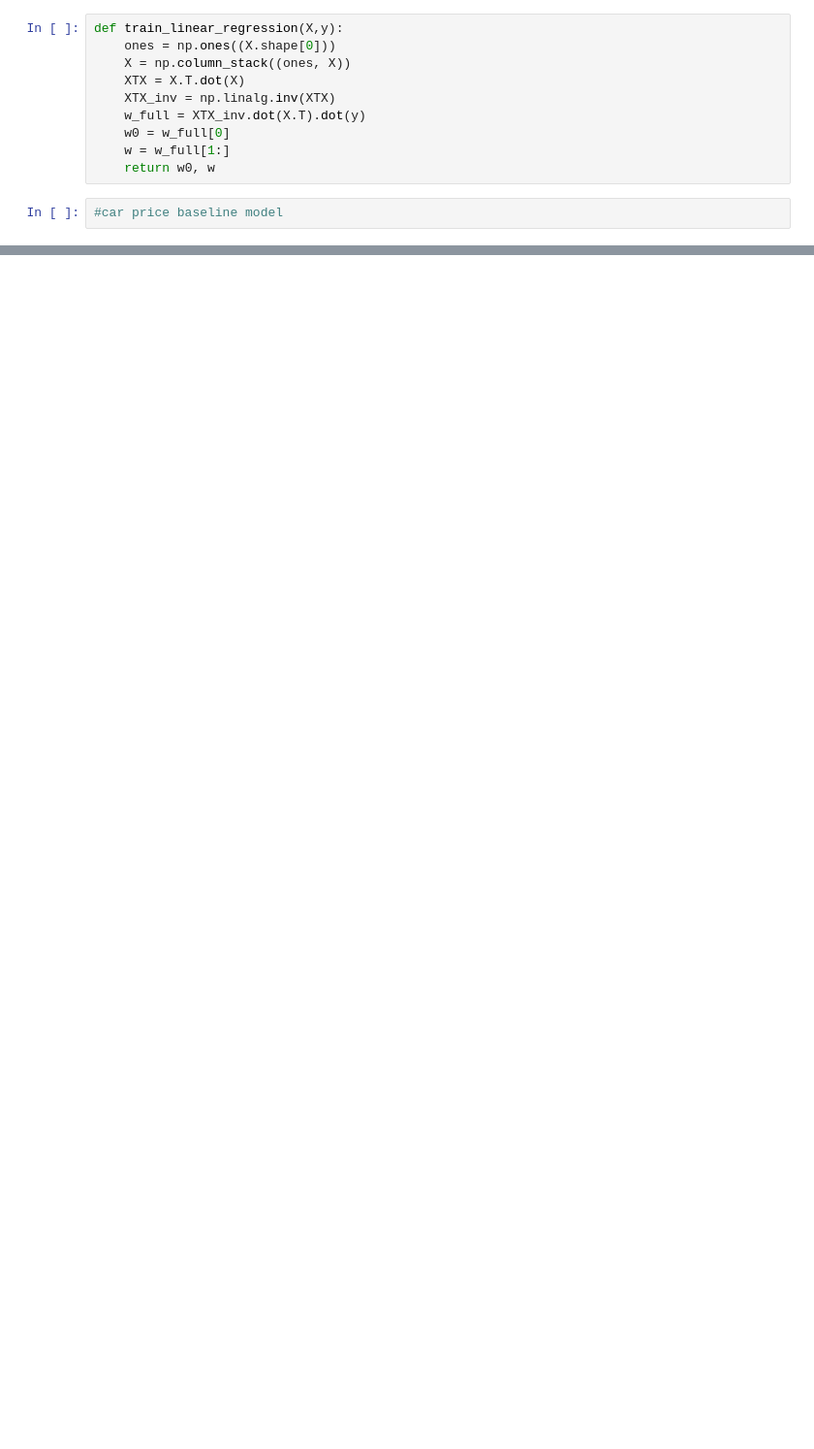
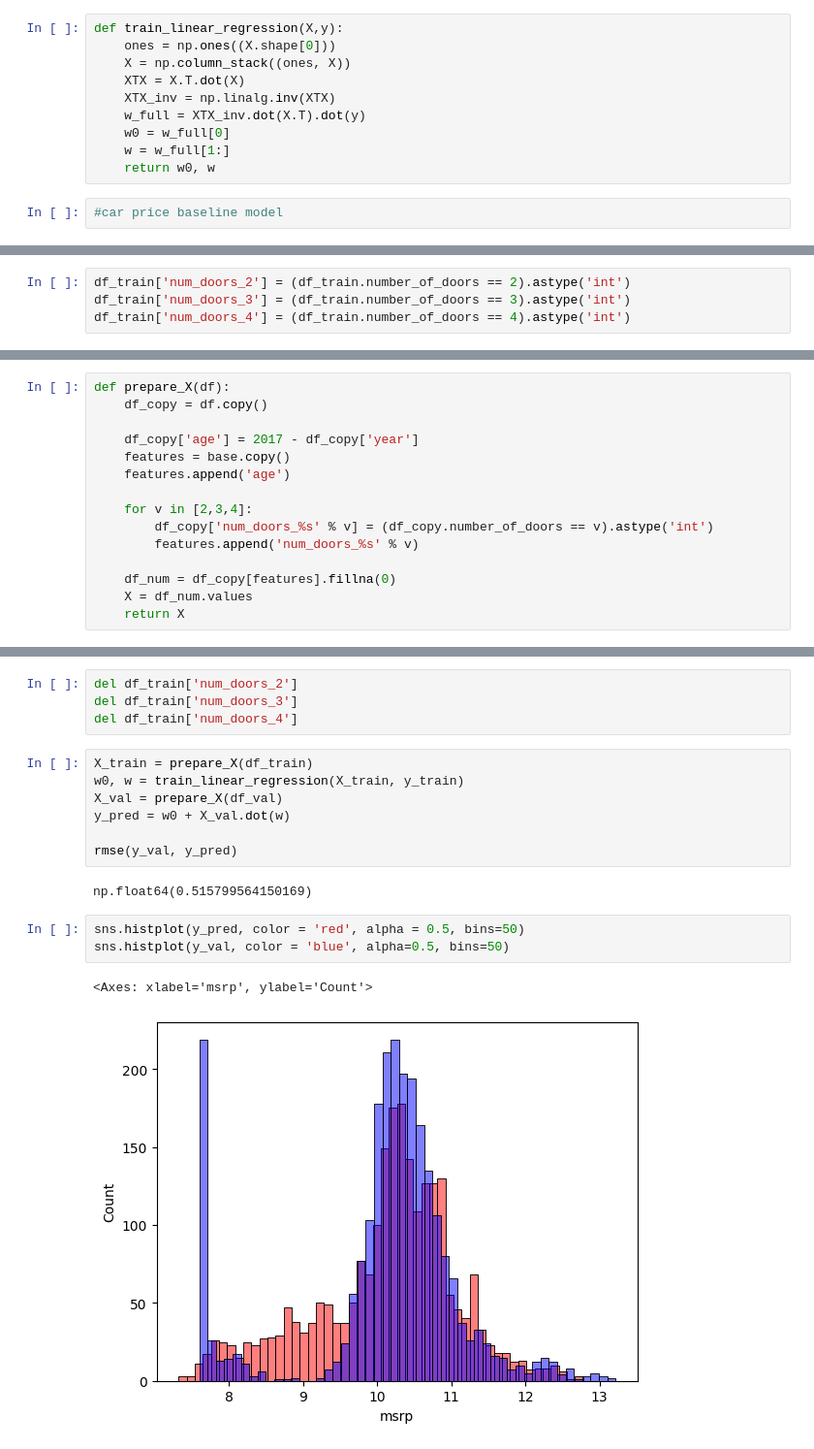
Before and after one commit to BhuvanChaithanya/ML-Zoomcamp, a Jupyter notebook: 02-Linear_Regression/linear_regression.ipynb, the cells around one changed output, grey strips where cells are left out. Shown: that part at 97% size. Drawn from its saved outputs; the diff is of its cells as text; blank space fills up the shorter version.

```diff
--- a/02-Linear_Regression/linear_regression.ipynb
+++ b/02-Linear_Regression/linear_regression.ipynb
@@ -443,0 +589,4 @@ def train_linear_regression(X,y):
+# %%
+df_train['num_doors_2'] = (df_train.number_of_doors == 2).astype('int')
+df_train['num_doors_3'] = (df_train.number_of_doors == 3).astype('int')
+df_train['num_doors_4'] = (df_train.number_of_doors == 4).astype('int')
@@ -443,0 +602,15 @@ def train_linear_regression(X,y):
+# %%
+def prepare_X(df):
+    df_copy = df.copy()
+
+    df_copy['age'] = 2017 - df_copy['year']
+    features = base.copy()
+    features.append('age')
+
+    for v in [2,3,4]:
+        df_copy['num_doors_%s' % v] = (df_copy.number_of_doors == v).astype('int')
+        features.append('num_doors_%s' % v)
+
+    df_num = df_copy[features].fillna(0)
+    X = df_num.values
+    return X
@@ -443,0 +627,19 @@ def train_linear_regression(X,y):
+# %%
+del df_train['num_doors_2']
+del df_train['num_doors_3']
+del df_train['num_doors_4']
+# %%
+X_train = prepare_X(df_train)
+w0, w = train_linear_regression(X_train, y_train)
+X_val = prepare_X(df_val)
+y_pred = w0 + X_val.dot(w)
+
+rmse(y_val, y_pred)
+# %% [output]
+np.float64(0.515799564150169)
+# %%
+sns.histplot(y_pred, color = 'red', alpha = 0.5, bins=50)
+sns.histplot(y_val, color = 'blue', alpha=0.5, bins=50)
+# %% [output]
+<Axes: xlabel='msrp', ylabel='Count'>
+[figure, added]
```
Also changed, not shown: parts of 67 cells of this notebook, 5 other files.
